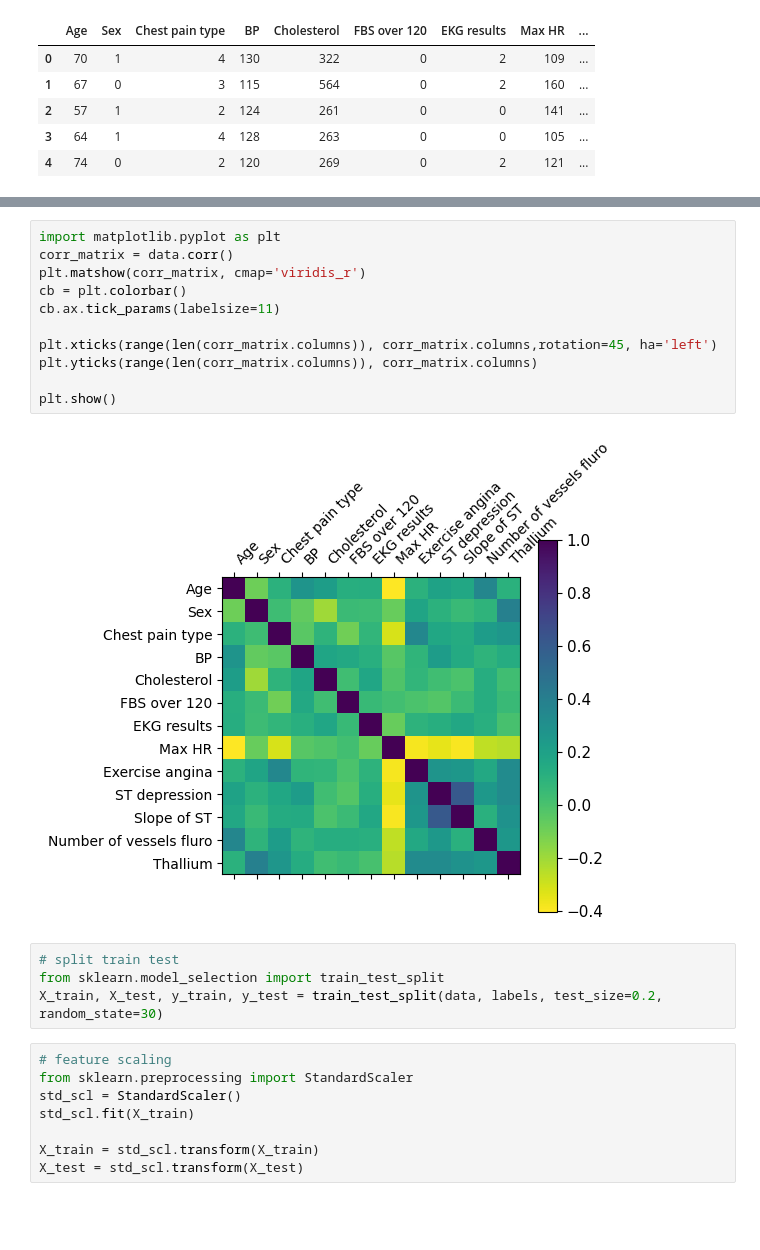
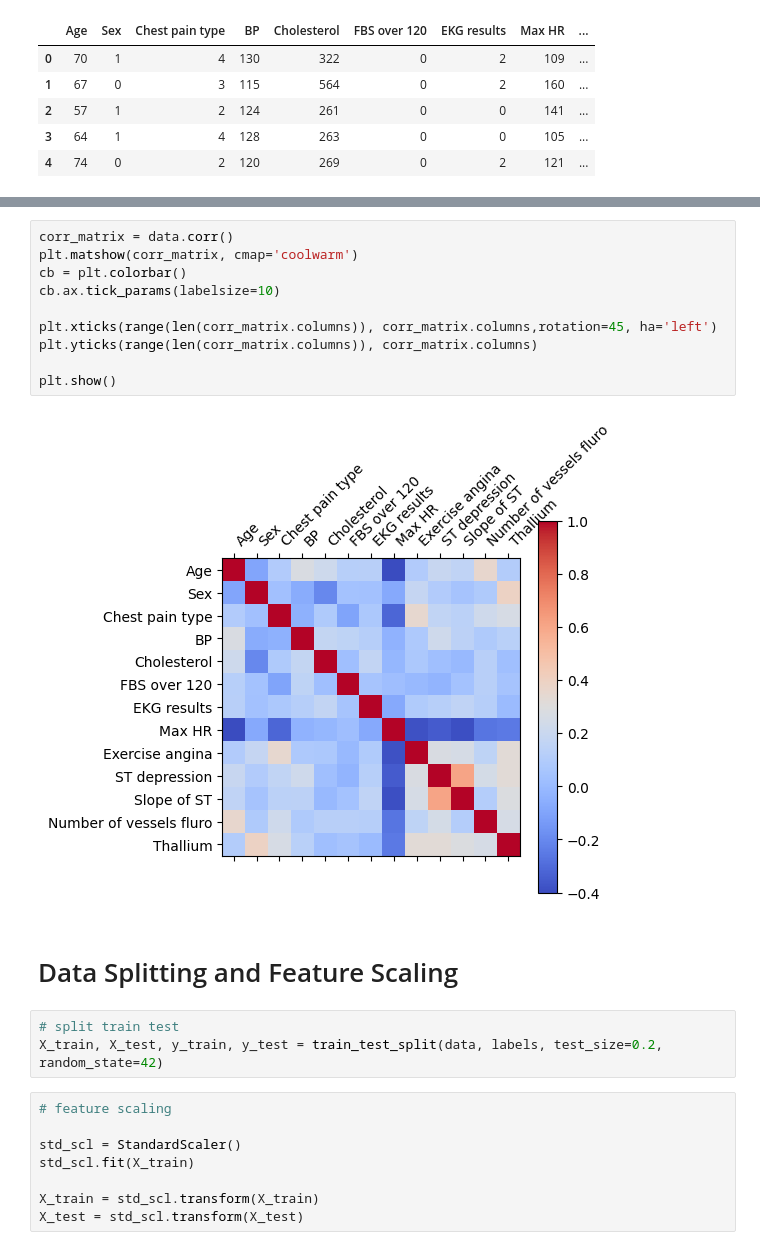
Before and after one commit to omgupta1608/heart_disease_predict, a Jupyter notebook: main.ipynb, the cells around one changed output, grey strips where cells are left out. Drawn from its saved outputs; the diff is of its cells as text; blank space fills up the shorter version.

```diff
--- a/main.ipynb
+++ b/main.ipynb
@@ -26,23 +63,23 @@ data.head()
 # %%
-import matplotlib.pyplot as plt
 corr_matrix = data.corr()
-plt.matshow(corr_matrix, cmap='viridis_r')
+plt.matshow(corr_matrix, cmap='coolwarm')
 cb = plt.colorbar()
-cb.ax.tick_params(labelsize=11)
+cb.ax.tick_params(labelsize=10)
 
 plt.xticks(range(len(corr_matrix.columns)), corr_matrix.columns,rotation=45, ha='left')
 plt.yticks(range(len(corr_matrix.columns)), corr_matrix.columns)
 
 plt.show()
 # %% [output]
-[figure, old version]
+[figure, new version]
+# %% [markdown]
+# Data Splitting and Feature Scaling
 # %%
 # split train test
-from sklearn.model_selection import train_test_split
-X_train, X_test, y_train, y_test = train_test_split(data, labels, test_size=0.2, random_state=30)
+X_train, X_test, y_train, y_test = train_test_split(data, labels, test_size=0.2, random_state=42)
 # %%
 # feature scaling
-from sklearn.preprocessing import StandardScaler
+
 std_scl = StandardScaler()
 std_scl.fit(X_train)
 
```
Also changed, not shown: parts of 10 cells of this notebook, 1 other file.
